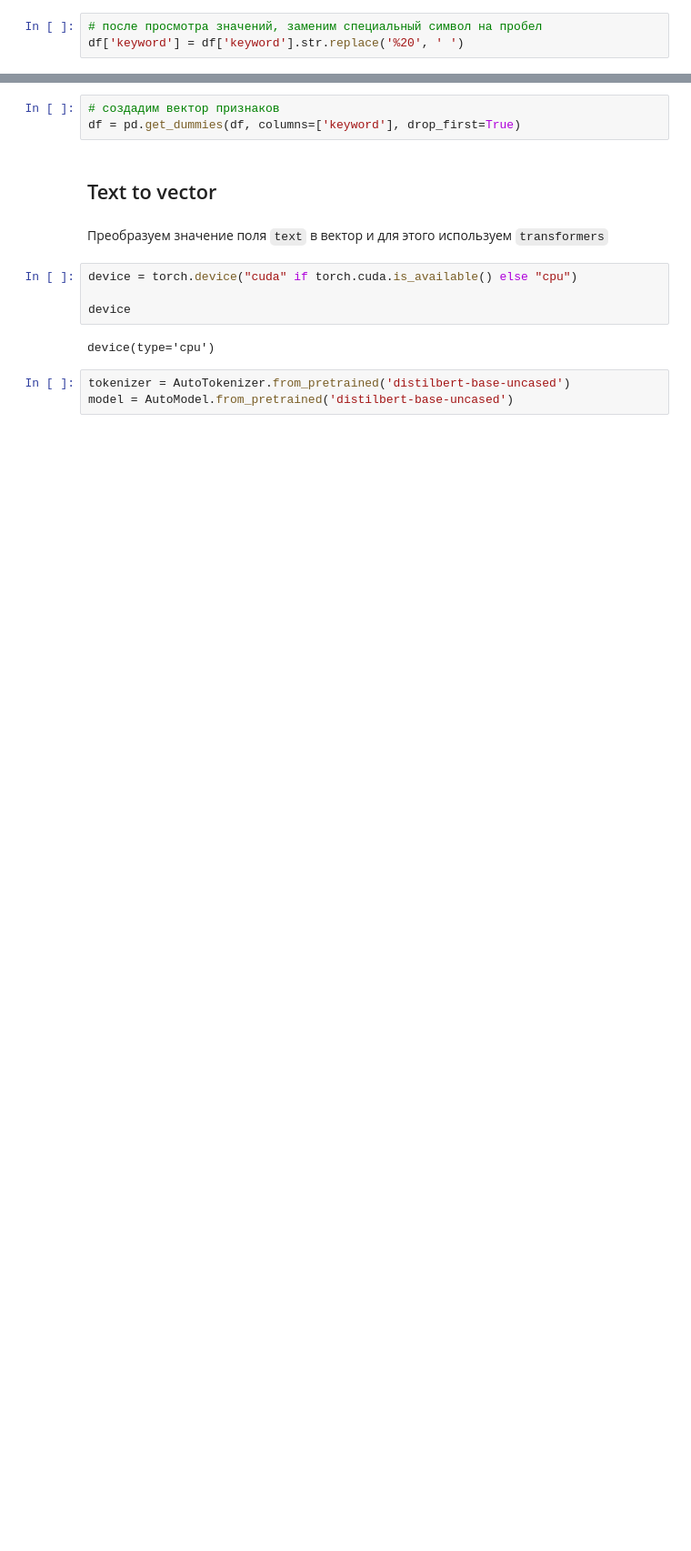
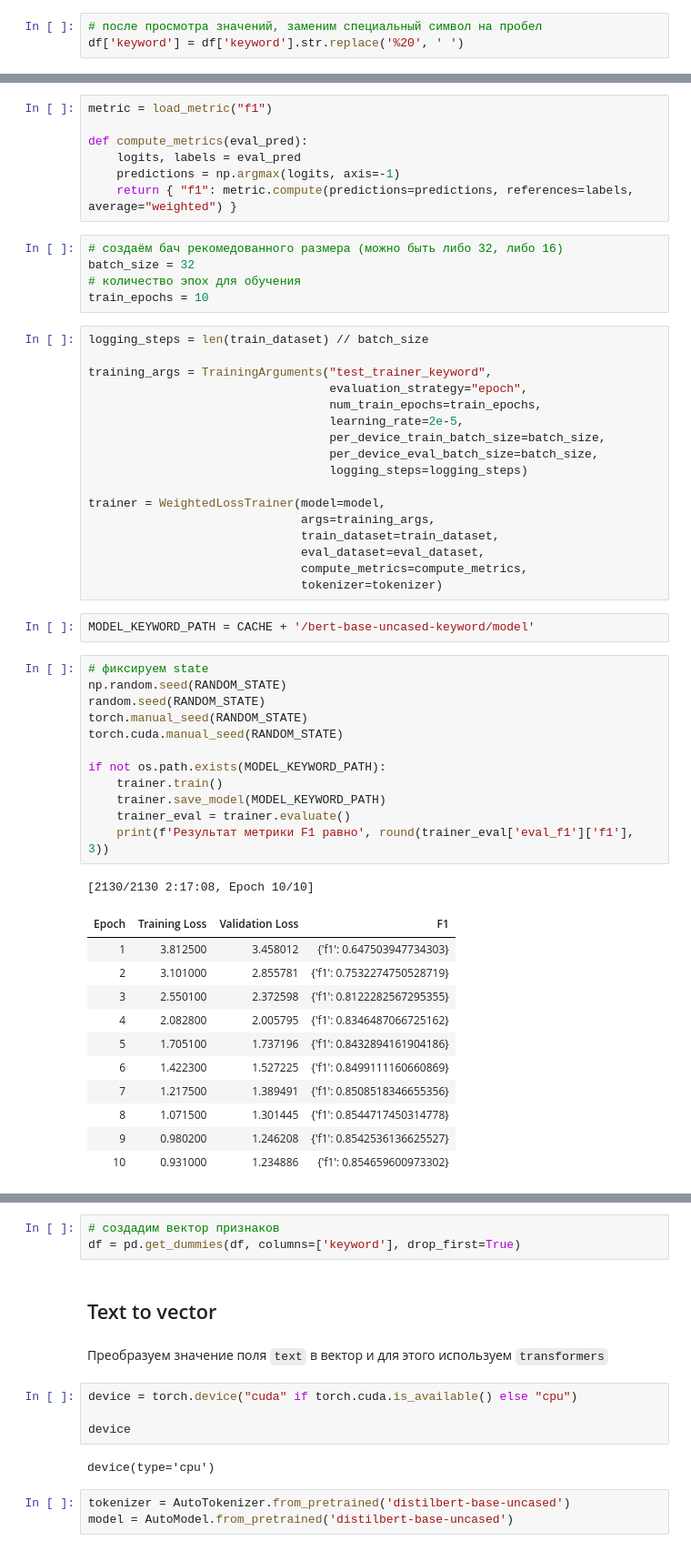
Before and after one commit to akrasnov87/natural-language-processing-with-disaster-tweets, a Jupyter notebook: main.ipynb, the cells around one changed output, grey strips where cells are left out. Shown: that part at 91% size. Drawn from its saved outputs; the diff is of its cells as text; blank space fills up the shorter version.

```diff
--- a/main.ipynb
+++ b/main.ipynb
@@ -460,0 +511,56 @@ df['keyword'] = df['keyword'].str.replace('%20', ' ')
+# %%
+metric = load_metric("f1")
+
+def compute_metrics(eval_pred):
+    logits, labels = eval_pred
+    predictions = np.argmax(logits, axis=-1)
+    return { "f1": metric.compute(predictions=predictions, references=labels, average="weighted") }
+# %%
+# создаём бач рекомедованного размера (можно быть либо 32, либо 16)
+batch_size = 32
+# количество эпох для обучения
+train_epochs = 10
+# %%
+logging_steps = len(train_dataset) // batch_size
+
+training_args = TrainingArguments("test_trainer_keyword",
+                                  evaluation_strategy="epoch",
+                                  num_train_epochs=train_epochs,
+                                  learning_rate=2e-5,
+                                  per_device_train_batch_size=batch_size,
+                                  per_device_eval_batch_size=batch_size,
+                                  logging_steps=logging_steps)
+
+trainer = WeightedLossTrainer(model=model,
+                              args=training_args,
+                              train_dataset=train_dataset,
+                              eval_dataset=eval_dataset,
+                              compute_metrics=compute_metrics,
+                              tokenizer=tokenizer)
+# %%
+MODEL_KEYWORD_PATH = CACHE + '/bert-base-uncased-keyword/model'
+# %%
+# фиксируем state
+np.random.seed(RANDOM_STATE)
+random.seed(RANDOM_STATE)
+torch.manual_seed(RANDOM_STATE)
+torch.cuda.manual_seed(RANDOM_STATE)
+
+if not os.path.exists(MODEL_KEYWORD_PATH):
+    trainer.train()
+    trainer.save_model(MODEL_KEYWORD_PATH)
+    trainer_eval = trainer.evaluate()
+    print(f'Результат метрики F1 равно', round(trainer_eval['eval_f1']['f1'], 3))
+# %% [output]
+[2130/2130 2:17:08, Epoch 10/10]
+| Epoch | Training Loss | Validation Loss | F1 |
+| 1 | 3.812500 | 3.458012 | {'f1': 0.647503947734303} |
+| 2 | 3.101000 | 2.855781 | {'f1': 0.7532274750528719} |
+| 3 | 2.550100 | 2.372598 | {'f1': 0.8122282567295355} |
+| 4 | 2.082800 | 2.005795 | {'f1': 0.8346487066725162} |
+| 5 | 1.705100 | 1.737196 | {'f1': 0.8432894161904186} |
+| 6 | 1.422300 | 1.527225 | {'f1': 0.8499111160660869} |
+| 7 | 1.217500 | 1.389491 | {'f1': 0.8508518346655356} |
+| 8 | 1.071500 | 1.301445 | {'f1': 0.8544717450314778} |
+| 9 | 0.980200 | 1.246208 | {'f1': 0.8542536136625527} |
+| 10 | 0.931000 | 1.234886 | {'f1': 0.854659600973302} |
```
Also changed, not shown: parts of 39 cells of this notebook, 1 other file.
